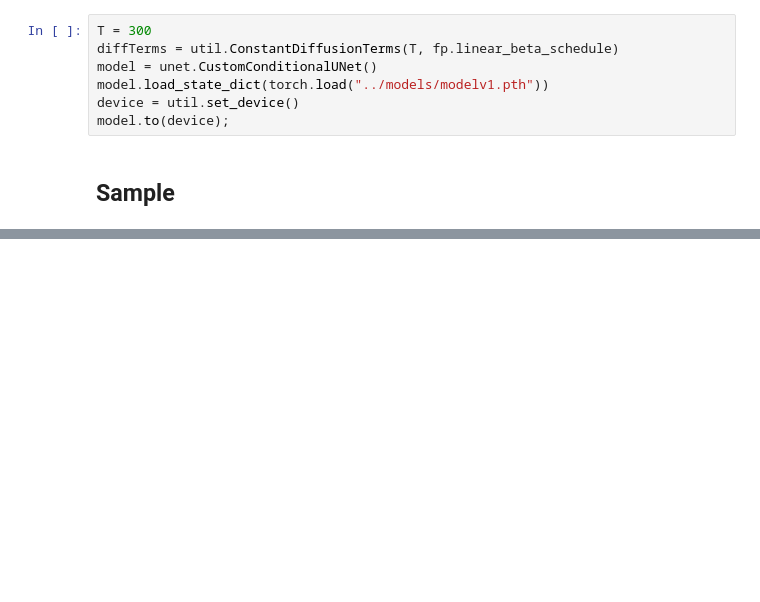
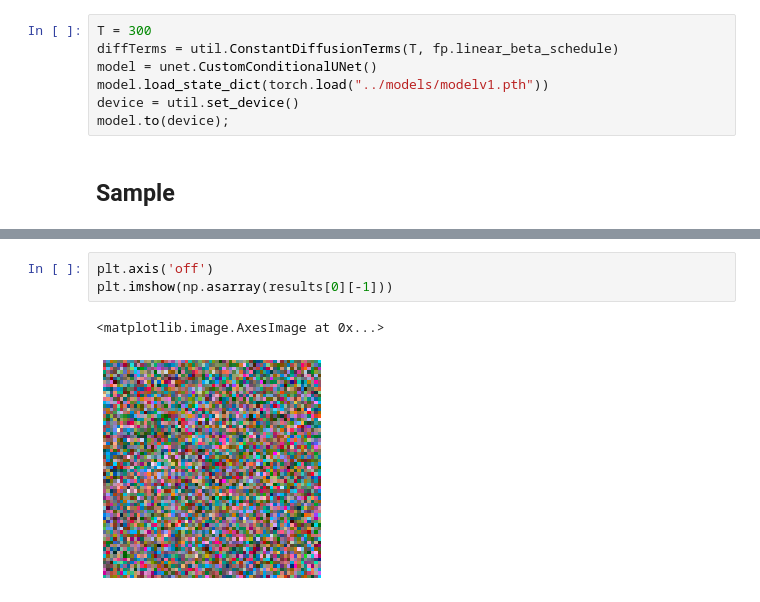
Before and after one commit to alexchandler100/MAT_180, a Jupyter notebook: colorized/demo/reverse_process.ipynb, the cells around one changed output, grey strips where cells are left out. Saved outputs shown, nothing was run; the diff lists cells and outputs as text; blank space fills up the shorter version.

```diff
--- a/colorized/demo/reverse_process.ipynb
+++ b/colorized/demo/reverse_process.ipynb
@@ -76,0 +126,6 @@ saving!
+# %%
+plt.axis('off')
+plt.imshow(np.asarray(results[0][-1]))
+# %% [output]
+<matplotlib.image.AxesImage at 0x...>
+[figure, added]
```
Also changed, not shown: parts of 8 cells of this notebook, 3 other files.
